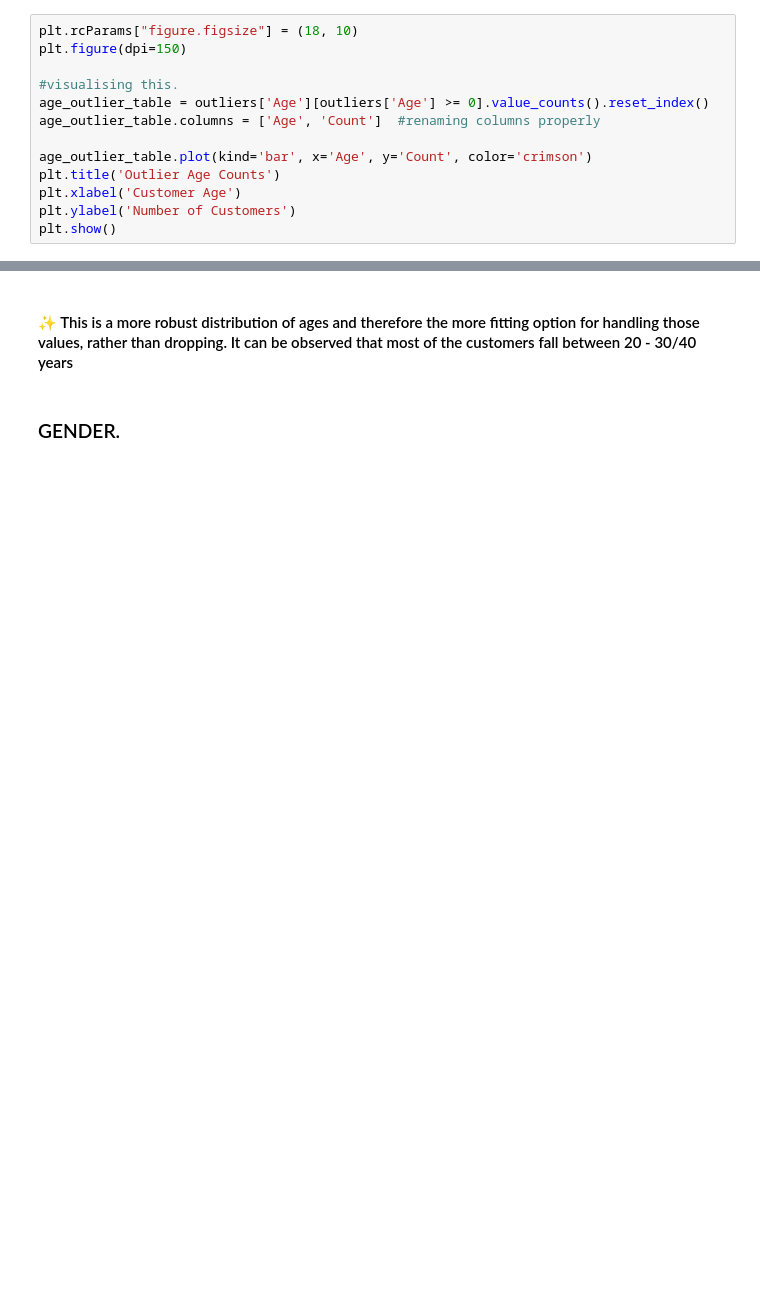
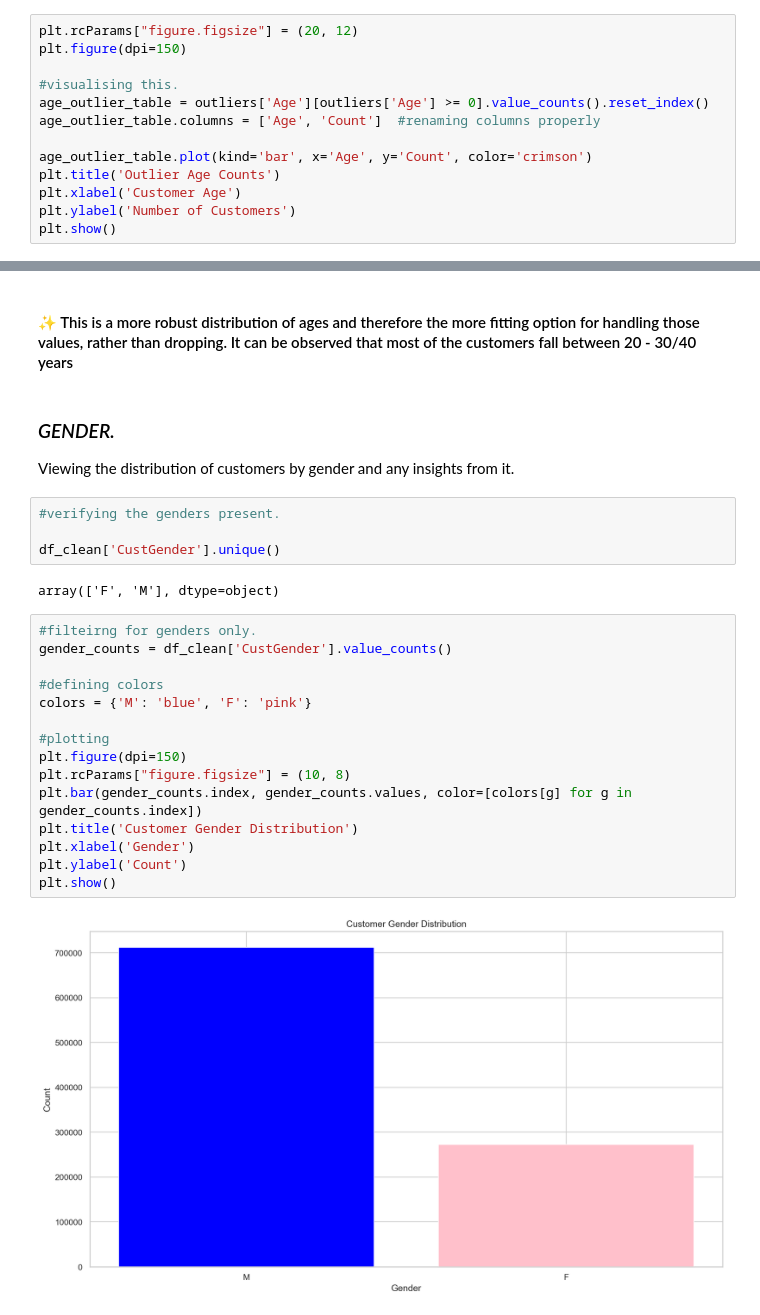
Before and after one commit to mosimii/banktrust-rfm-customer-segmentation, a Jupyter notebook: rfm_customer_segmentation_banktrust.ipynb, the cells around one changed output, grey strips where cells are left out. Cells and saved outputs as stored; diff of their text form; blank space fills up the shorter version.

Commit message:
Clean more columns

```diff
--- a/rfm_customer_segmentation_banktrust.ipynb
+++ b/rfm_customer_segmentation_banktrust.ipynb
@@ -294,7 +300,7 @@ Age
 0          6
 Name: count, dtype: int64
 # %%
-plt.rcParams["figure.figsize"] = (18, 10)
+plt.rcParams["figure.figsize"] = (20, 12)
 plt.figure(dpi=150)
 
 #visualising this.
@@ -500,4 +506,28 @@ Maximum Age: 98
 # %% [markdown]
 #### &#x2728; This is a more robust distribution of ages and therefore the more fitting option for handling those values, rather than dropping. It can be observed that most of the customers fall between 20 - 30/40 years
 # %% [markdown]
-### GENDER.
+### _GENDER._
+Viewing the distribution of customers by gender and any insights from it.
+# %%
+#verifying the genders present.
+
+df_clean['CustGender'].unique()
+# %% [output]
+array(['F', 'M'], dtype=object)
+# %%
+#filteirng for genders only.
+gender_counts = df_clean['CustGender'].value_counts()
+
+#defining colors
+colors = {'M': 'blue', 'F': 'pink'}
+
+#plotting
+plt.figure(dpi=150)
+plt.rcParams["figure.figsize"] = (10, 8)
+plt.bar(gender_counts.index, gender_counts.values, color=[colors[g] for g in gender_counts.index])
+plt.title('Customer Gender Distribution')
+plt.xlabel('Gender')
+plt.ylabel('Count')
+plt.show()
+# %% [output]
+[figure, added]
```
Also changed, not shown: parts of 28 cells of this notebook.
